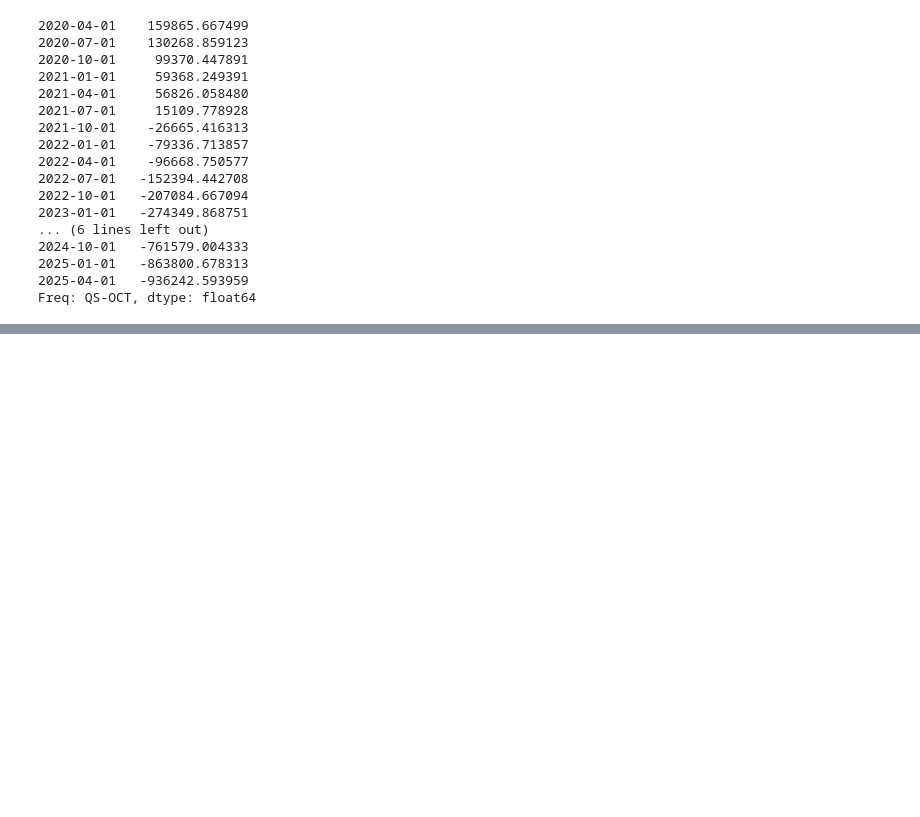
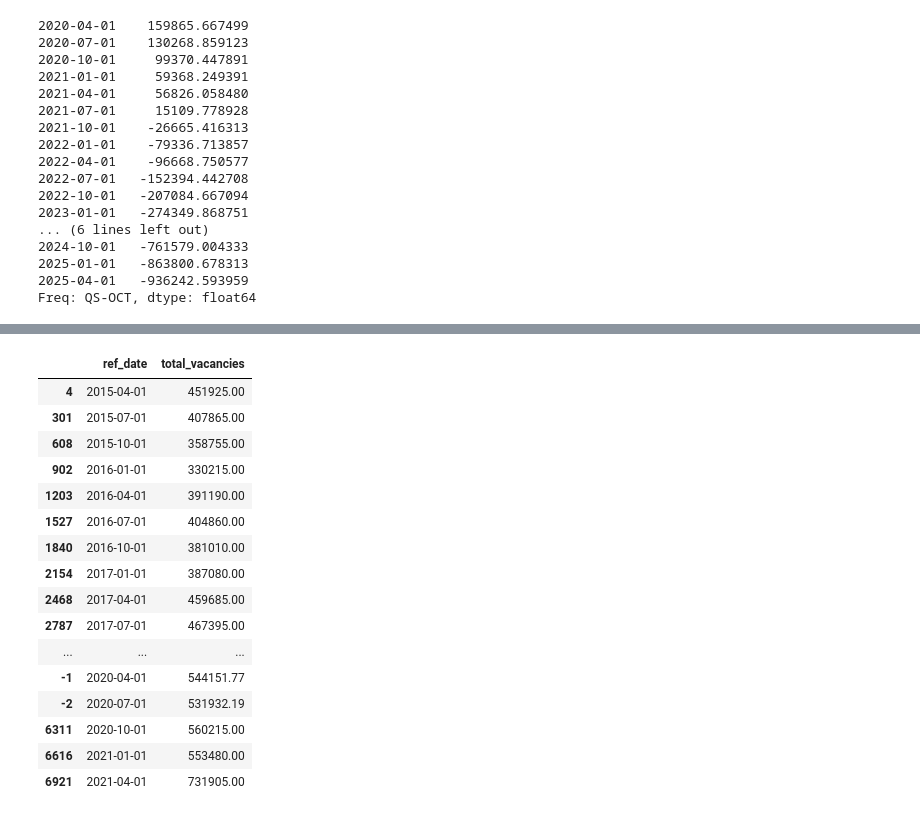
Before and after one commit to alecngai/Predicting_Canadian_Job_Vacancies, a Jupyter notebook: Machine_Learning/ML_SARIMAX-AllCanada-Province_20211125.ipynb, the cells around one changed output, grey strips where cells are left out. Saved outputs shown, nothing was run; the diff lists cells and outputs as text; code cells hidden in the pictures; blank space fills up the shorter version.

```diff
--- a/Machine_Learning/ML_SARIMAX-AllCanada-Province_20211125.ipynb
+++ b/Machine_Learning/ML_SARIMAX-AllCanada-Province_20211125.ipynb
@@ -975,0 +988,24 @@ Freq: QS-OCT, dtype: float64
+# %%
+#  convert the REF_DATE column into a datetime object
+df['ref_date'] = pd.to_datetime(df['ref_date'], format='%Y-%m')
+df.head()
+
+df.sort_values(by='ref_date')
+# %% [output]
+|  | ref_date | total_vacancies |
+| 4 | 2015-04-01 | 451925.00 |
+| 301 | 2015-07-01 | 407865.00 |
+| 608 | 2015-10-01 | 358755.00 |
+| 902 | 2016-01-01 | 330215.00 |
+| 1203 | 2016-04-01 | 391190.00 |
+| 1527 | 2016-07-01 | 404860.00 |
+| 1840 | 2016-10-01 | 381010.00 |
+| 2154 | 2017-01-01 | 387080.00 |
+| 2468 | 2017-04-01 | 459685.00 |
+| 2787 | 2017-07-01 | 467395.00 |
+| ... | ... | ... |
+| -1 | 2020-04-01 | 544151.77 |
+| -2 | 2020-07-01 | 531932.19 |
+| 6311 | 2020-10-01 | 560215.00 |
+| 6616 | 2021-01-01 | 553480.00 |
+| 6921 | 2021-04-01 | 731905.00 |
```
Also changed, not shown: parts of 17 cells of this notebook, 14 other files.
